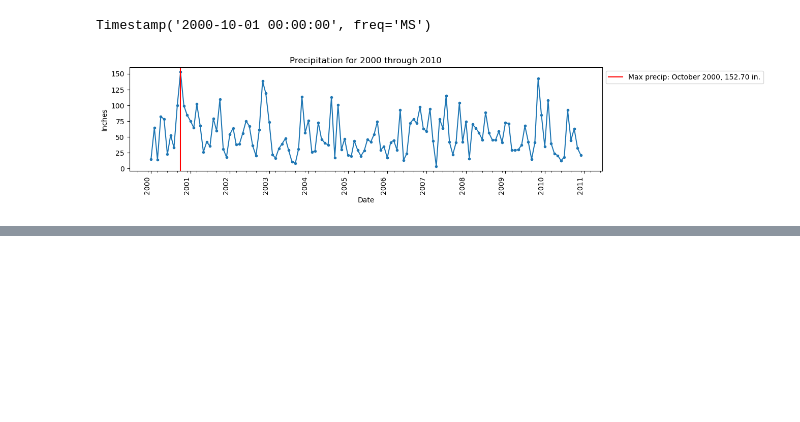
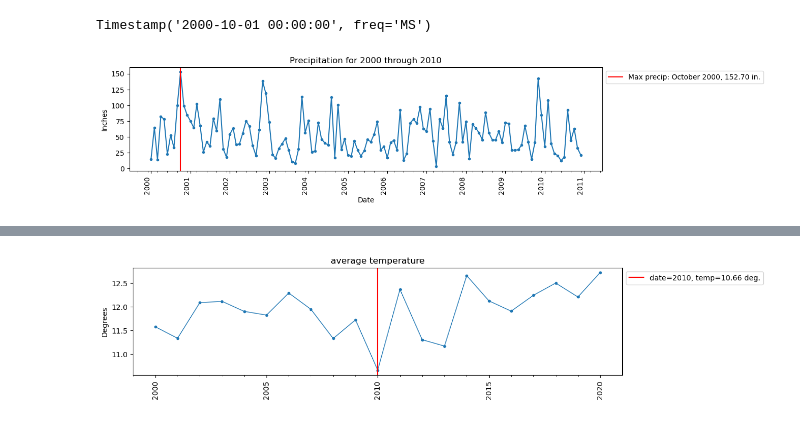
Before and after one commit to Sly-hexr/Resampling-DateTime-Data, a Jupyter notebook: Resampling-Datetime-Data.ipynb, the cells around one changed output, grey strips where cells are left out. Saved outputs shown, nothing was run; the diff lists cells and outputs as text; code cells hidden in the pictures; blank space fills up the shorter version.

```diff
--- a/Resampling-Datetime-Data.ipynb
+++ b/Resampling-Datetime-Data.ipynb
@@ -250,0 +277,4 @@ fig.autofmt_xdate(which = 'major', rotation = 90);
+# %%
+q2 = df.loc['2000':'2020', 'mean_temp']
+q2_annual=q2.resample('AS').mean()
+q2_annual.index
@@ -250,0 +289,33 @@ fig.autofmt_xdate(which = 'major', rotation = 90);
+# %%
+#Determine the date and value for the lowest mean temp.
+min_temp = q2_annual.idxmin()
+min_temp_value = q2_annual.min()
+# %%
+#Plot temperature data
+# create wide figure
+fig, ax = plt.subplots(figsize=(12,3))
+
+ax.plot(q2_annual,marker='.',lw=1)
+# title of avg temp/ylaber degrees
+ax.set(title = 'average temperature', ylabel = 'Degrees')
+
+#Set major ticks
+# major ticks every 5 years
+ax.xaxis.set_major_locator(mdates.YearLocator(5))
+# 4 digit year format
+ax.xaxis.set_major_formatter(mdates.DateFormatter('%Y'))
+
+#Set minor ticks
+# minor ticks every 1 year
+ax.xaxis.set_minor_locator(mdates.YearLocator(1))
+
+#Add a vertical line at this date with a label that says the date (using date format: "2000") and the lowest mean temperature value.
+ax.axvline(min_temp, color = 'red', label = f"date={min_temp.strftime('%Y')}, temp={min_temp_value:,.2f} deg.")
+ax.legend(bbox_to_anchor=[1,1])
+
+#Final settings
+fig = ax.get_figure()
+#Rotate the major ticks' labels 90 degrees.
+fig.autofmt_xdate(which = 'major', rotation = 90,ha='center');
+# %% [output]
+[figure, added]
```
Also changed, not shown: parts of 3 cells of this notebook.
